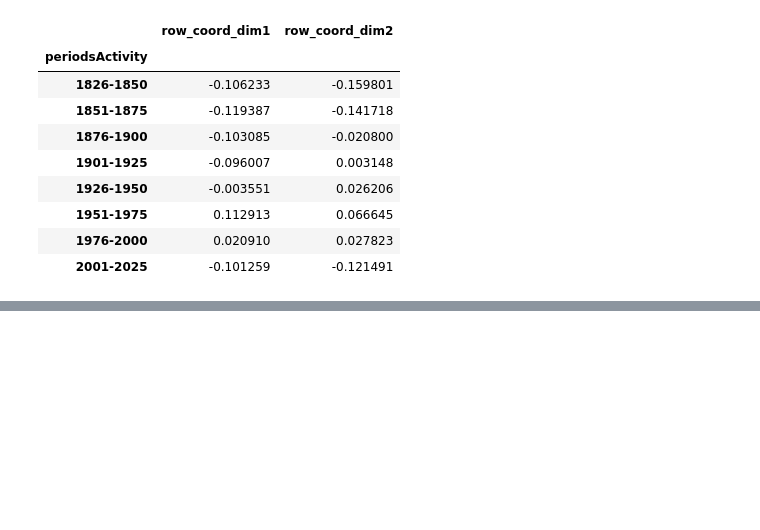
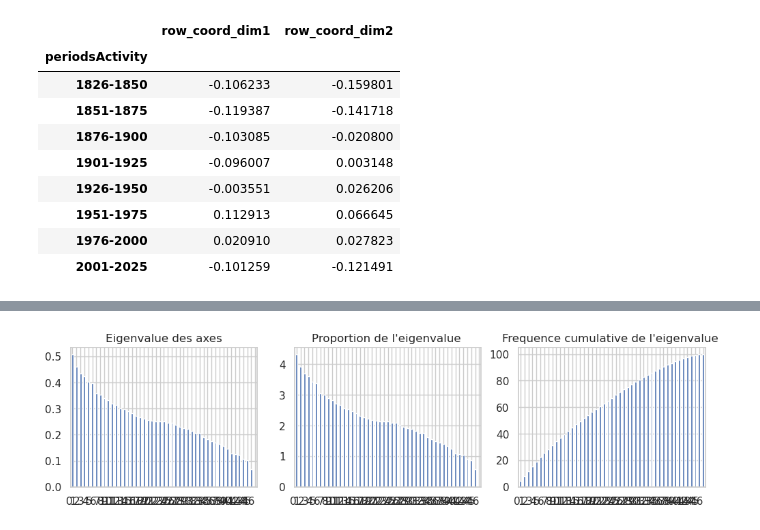
Before and after one commit to Sciences-historiques-numeriques/astronomers, a Jupyter notebook: notebooks_jupyter/wikidata_exploration/da5_MCA.ipynb, the cells around one changed output, grey strips where cells are left out. Saved outputs shown, nothing was run; the diff lists cells and outputs as text; code cells hidden in the pictures; blank space fills up the shorter version.

```diff
--- a/notebooks_jupyter/wikidata_exploration/da5_MCA.ipynb
+++ b/notebooks_jupyter/wikidata_exploration/da5_MCA.ipynb
@@ -559,0 +617,3 @@ df_pm.to_csv(file_address, index=False)
+# %%
+data_cat = df_pm[df_pm.periodsActivity==activity_period][['gender', 'coded_country', 'occupation_sec1', 'coded_employer']]
+data_cat.head(3)
@@ -559,0 +625,5 @@ df_pm.to_csv(file_address, index=False)
+# %%
+DActives=data_cat
+# %%
+acm = MCA(row_labels=DActives.index,var_labels=DActives.columns)
+acm.fit(DActives.values)
@@ -559,0 +636,6 @@ df_pm.to_csv(file_address, index=False)
+# %%
+eig = pd.DataFrame(acm.eig_).transpose()
+eig.columns=['contribution','freq','freq_cumulee']
+
+print('Number of factors (approximation tables):', len(eig), '\n')
+print(eig.head(), eig.tail())
@@ -559,0 +656,12 @@ df_pm.to_csv(file_address, index=False)
+# %%
+
+fig, axes = plt.subplots(nrows=1, ncols=3, figsize=(12,3))
+
+eig.iloc[:,0].plot(kind='bar', ax=axes[0], title='Eigenvalue des axes')
+eig.iloc[:,1].plot(kind='bar', ax=axes[1], title="Proportion de l'eigenvalue ")
+eig.iloc[:,2].plot(kind='bar', ax=axes[2], title="Frequence cumulative de l'eigenvalue ")
+# Met les valeurs xticks en vertical
+fig.autofmt_xdate(rotation=0)
+plt.show()
+# %% [output]
+[figure, added]
```
Also changed, not shown: parts of 40 cells of this notebook.
